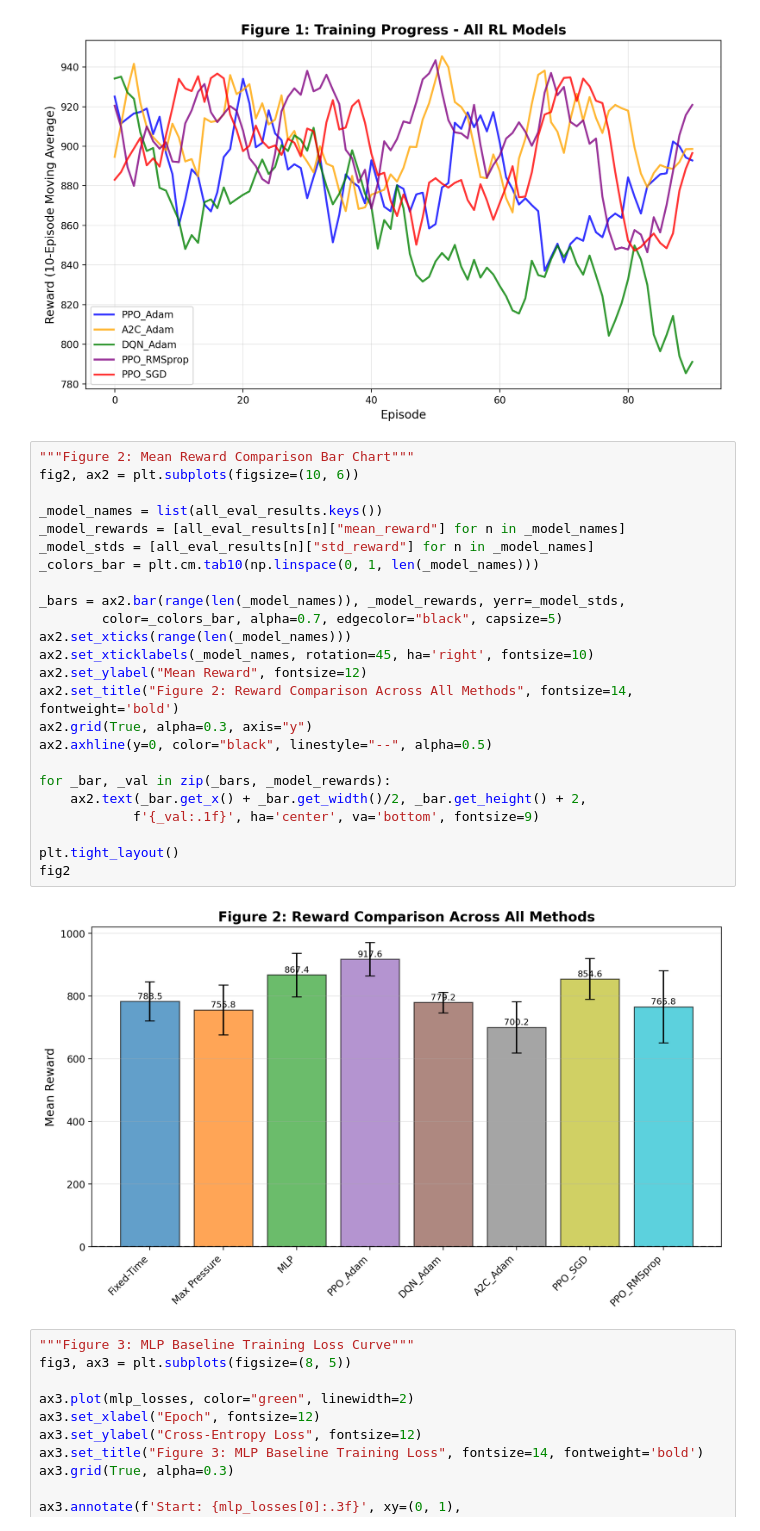
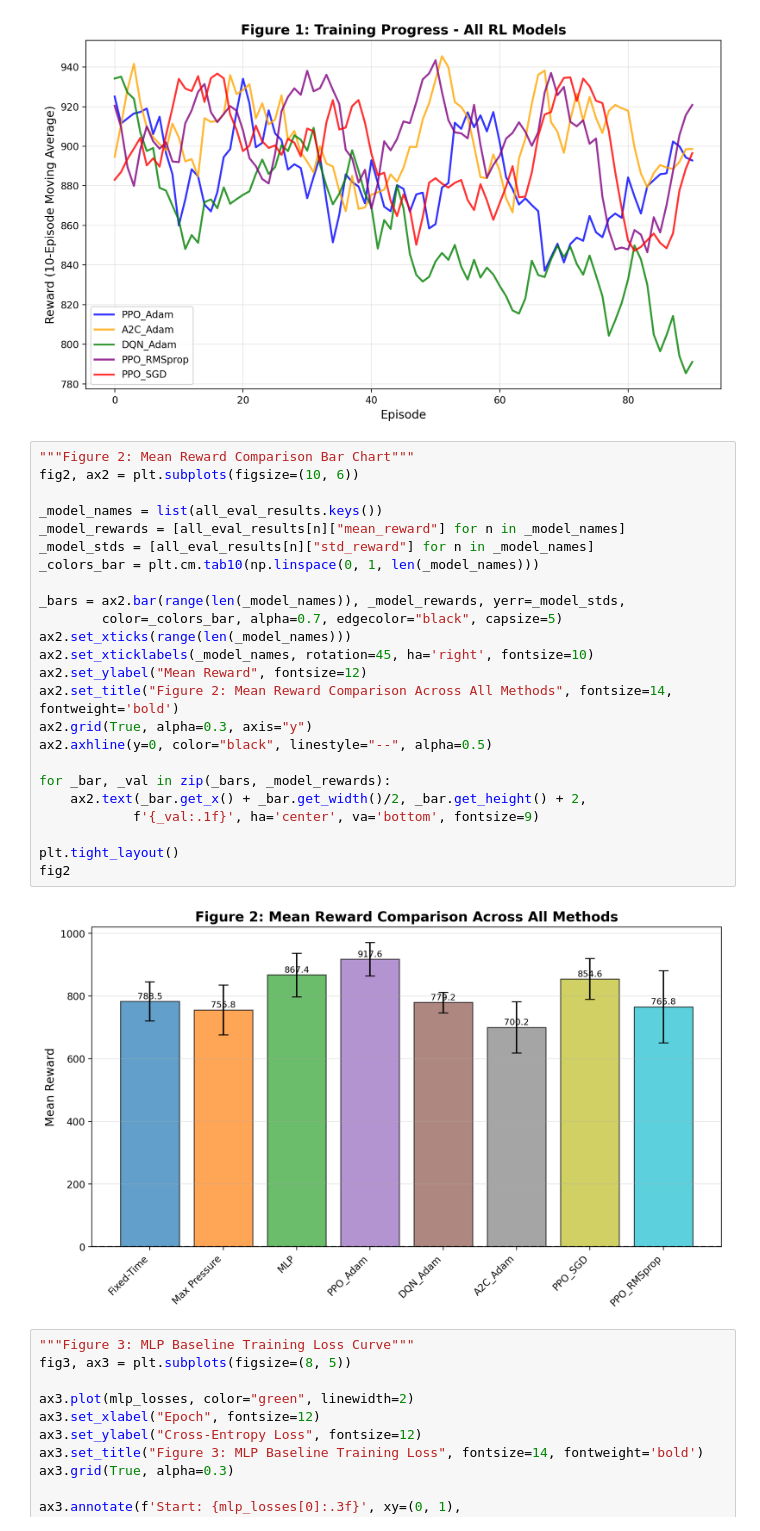
Before and after one commit to sabin26/Smart-Traffic-Signal-Control, a Jupyter notebook: smart_traffic_signal_control.ipynb, the cells around one changed output. Drawn from its saved outputs; the diff is of its cells as text.

```diff
--- a/smart_traffic_signal_control.ipynb
+++ b/smart_traffic_signal_control.ipynb
@@ -1915,29 +1915,29 @@ fig1
 # %%
 """Figure 2: Mean Reward Comparison Bar Chart"""
 fig2, ax2 = plt.subplots(figsize=(10, 6))
 
 _model_names = list(all_eval_results.keys())
 _model_rewards = [all_eval_results[n]["mean_reward"] for n in _model_names]
 _model_stds = [all_eval_results[n]["std_reward"] for n in _model_names]
 _colors_bar = plt.cm.tab10(np.linspace(0, 1, len(_model_names)))
 
 _bars = ax2.bar(range(len(_model_names)), _model_rewards, yerr=_model_stds,
         color=_colors_bar, alpha=0.7, edgecolor="black", capsize=5)
 ax2.set_xticks(range(len(_model_names)))
 ax2.set_xticklabels(_model_names, rotation=45, ha='right', fontsize=10)
 ax2.set_ylabel("Mean Reward", fontsize=12)
-ax2.set_title("Figure 2: Reward Comparison Across All Methods", fontsize=14, fontweight='bold')
+ax2.set_title("Figure 2: Mean Reward Comparison Across All Methods", fontsize=14, fontweight='bold')
 ax2.grid(True, alpha=0.3, axis="y")
 ax2.axhline(y=0, color="black", linestyle="--", alpha=0.5)
 
 for _bar, _val in zip(_bars, _model_rewards):
     ax2.text(_bar.get_x() + _bar.get_width()/2, _bar.get_height() + 2,
             f'{_val:.1f}', ha='center', va='bottom', fontsize=9)
 
 plt.tight_layout()
 fig2
 # %% [output]
-[figure, old version]
+[figure, new version]
 # %%
 """Figure 3: MLP Baseline Training Loss Curve"""
 fig3, ax3 = plt.subplots(figsize=(8, 5))
```
Also changed, not shown: parts of 27 cells of this notebook, 2 other files.
